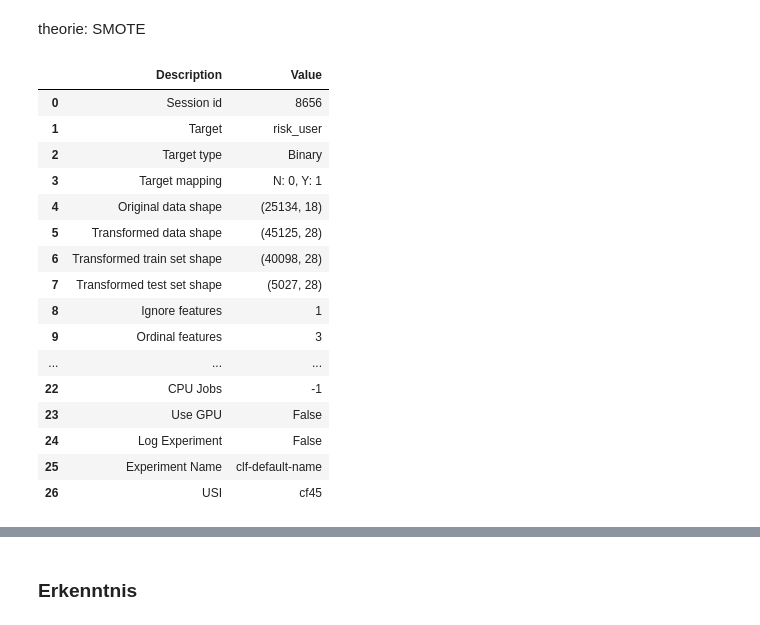
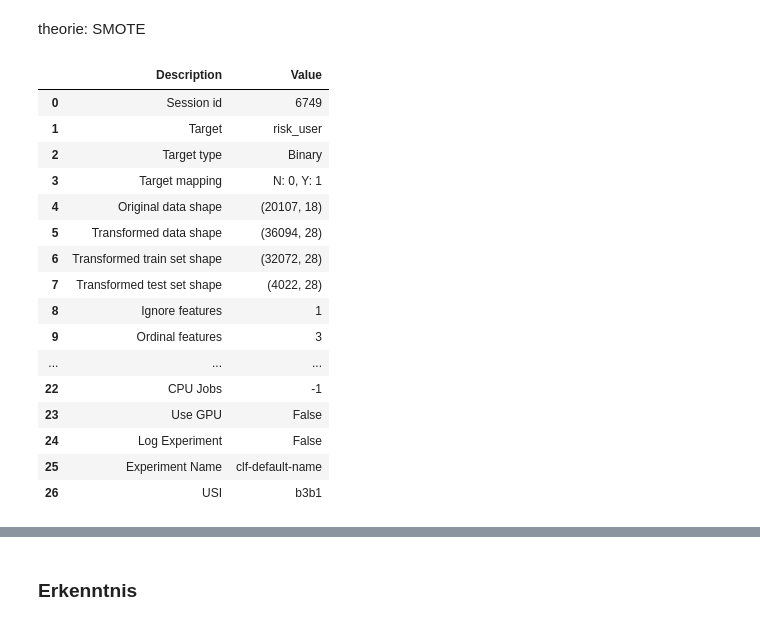
Before and after one commit to yassdenn/cca, a Jupyter notebook: MAIN.ipynb, the cells around one changed output, grey strips where cells are left out. Saved outputs shown, nothing was run; the diff lists cells and outputs as text; code cells hidden in the pictures.

```diff
--- a/MAIN.ipynb
+++ b/MAIN.ipynb
@@ -171,7 +166,6 @@ cca['total_no_credit'] = cca.applicant_ID.map(no_mapping)
 #print(cca.isnull().sum())
 # %%
 cca_unique_id = cca.drop_duplicates('applicant_ID')
-cca_unique_id = cca_unique_id.drop(['BEGIN_MONTHS','payment_status'], axis= 1)
 cca_unique_id.sample(10)
 # %% [output]
 |  | applicant_ID | gender | owning_car | owning_property | children_amt | anual_income | education_level | ... |
@@ -191,8 +186,9 @@ Es wir einen zufälligen Test-Datensatz von 20 Prozent gesampelt.
 
 ---- Theorie.
 # %%
-training_data = cca_unique_id.sample(frac=0.8, random_state=25)
-testing_data = cca_unique_id.drop(training_data.index)
+cca_for_test = cca_unique_id.drop(['BEGIN_MONTHS','payment_status'], axis= 1)
+training_data = cca_for_test.sample(frac=0.8, random_state=25)
+testing_data = cca_for_test.drop(training_data.index)
 # %% [markdown]
 ## Deskriptive Analyse / Visualisierung
 
@@ -328,22 +337,22 @@ theorie: Cross validierung, weil es hier verwendet wird
 theorie: SMOTE
 # %%
 
-stp = pycaret.classification.setup(data = cca_unique_id, target = 'risk_user', train_size = 0.8,
+stp = pycaret.classification.setup(data = training_data, target = 'risk_user', train_size = 0.8,
             categorical_features = ['gender','owning_car','children_amt', 'owning_property', 'education_level',
                                     'marital_status', 'housing_type',
                                     'job'], fold_strategy = 'kfold',
             fix_imbalance = True, fix_imbalance_method = imblearn.over_sampling.SMOTE(), fold = 10,
             ignore_features = ['applicant_ID'])
 # %% [output]
 |  | Description | Value |
-| 0 | Session id | 8656 |
+| 0 | Session id | 6749 |
 | 1 | Target | risk_user |
 | 2 | Target type | Binary |
 | 3 | Target mapping | N: 0, Y: 1 |
-| 4 | Original data shape | (25134, 18) |
-| 5 | Transformed data shape | (45125, 28) |
-| 6 | Transformed train set shape | (40098, 28) |
-| 7 | Transformed test set shape | (5027, 28) |
+| 4 | Original data shape | (20107, 18) |
+| 5 | Transformed data shape | (36094, 28) |
+| 6 | Transformed train set shape | (32072, 28) |
+| 7 | Transformed test set shape | (4022, 28) |
 | 8 | Ignore features | 1 |
 | 9 | Ordinal features | 3 |
 | ... | ... | ... |
@@ -351,7 +360,7 @@ stp = pycaret.classification.setup(data = cca_unique_id, target = 'risk_user', t
 | 23 | Use GPU | False |
 | 24 | Log Experiment | False |
 | 25 | Experiment Name | clf-default-name |
-| 26 | USI | cf45 |
+| 26 | USI | b3b1 |
 # %%
 best_model_with_oversampling = compare_models(exclude= 'dummy')
 # %% [output]
```
Also changed, not shown: parts of 26 cells of this notebook, 1 other file.
